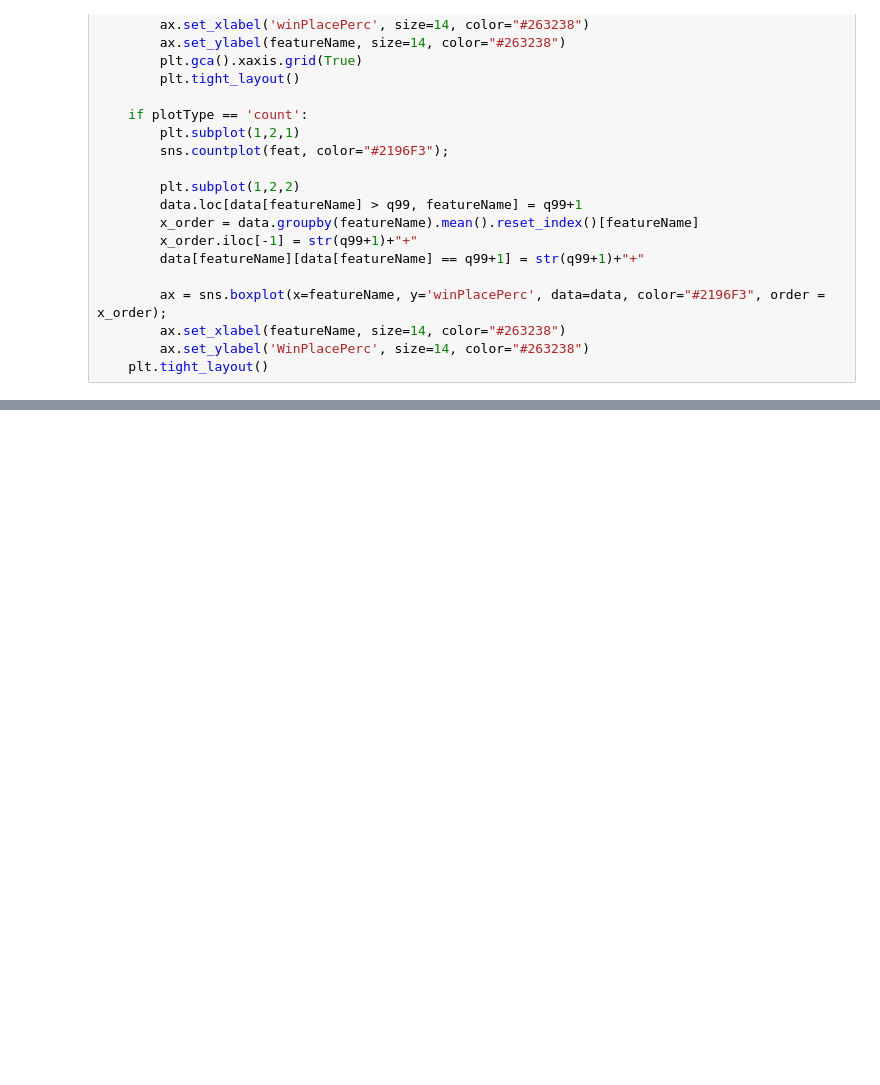
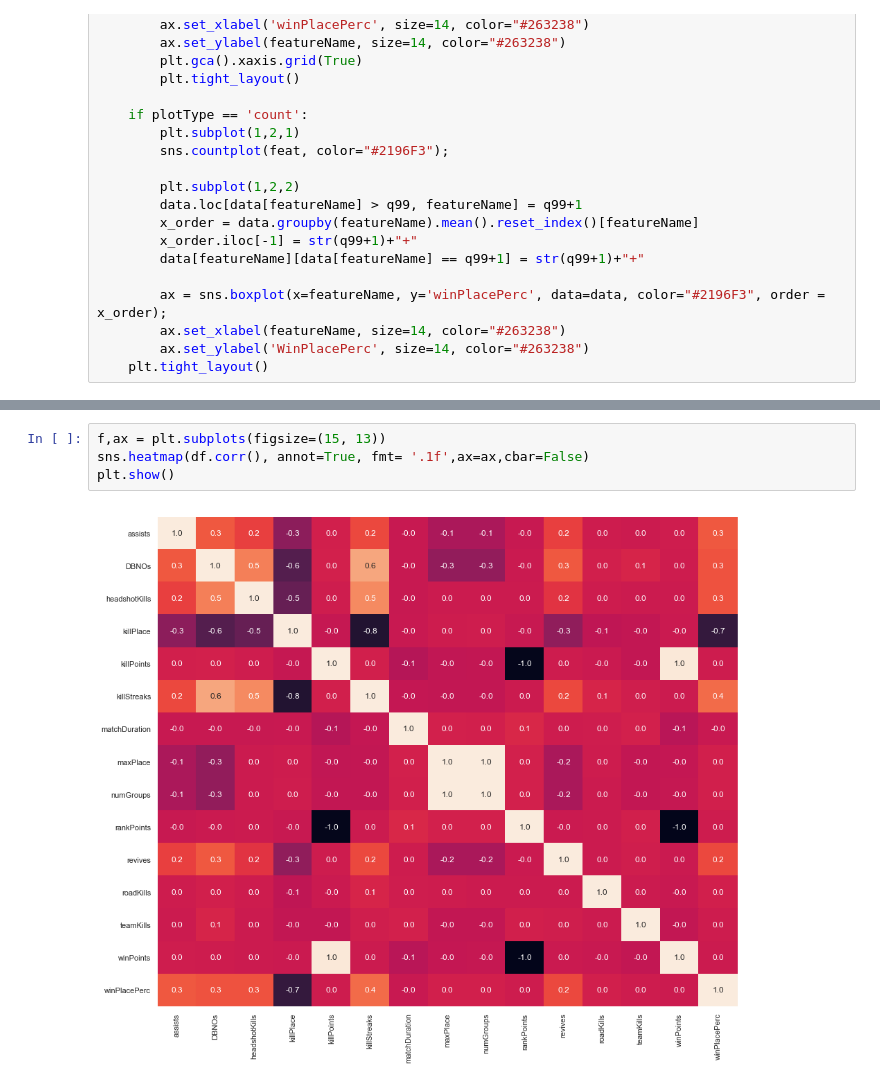
Before and after one commit to regamecouter/2018-winter-project, a Jupyter notebook: Pubg-predict/pugb_predict.ipynb, the cells around one changed output, grey strips where cells are left out. Saved outputs shown, nothing was run; the diff lists cells and outputs as text; blank space fills up the shorter version.

```diff
--- a/Pubg-predict/pugb_predict.ipynb
+++ b/Pubg-predict/pugb_predict.ipynb
@@ -199,0 +120,6 @@ plt.show()
+# %%
+f,ax = plt.subplots(figsize=(15, 13))
+sns.heatmap(df.corr(), annot=True, fmt= '.1f',ax=ax,cbar=False)
+plt.show()
+# %% [output]
+[figure, added]
```
Also changed, not shown: parts of 49 cells of this notebook.
